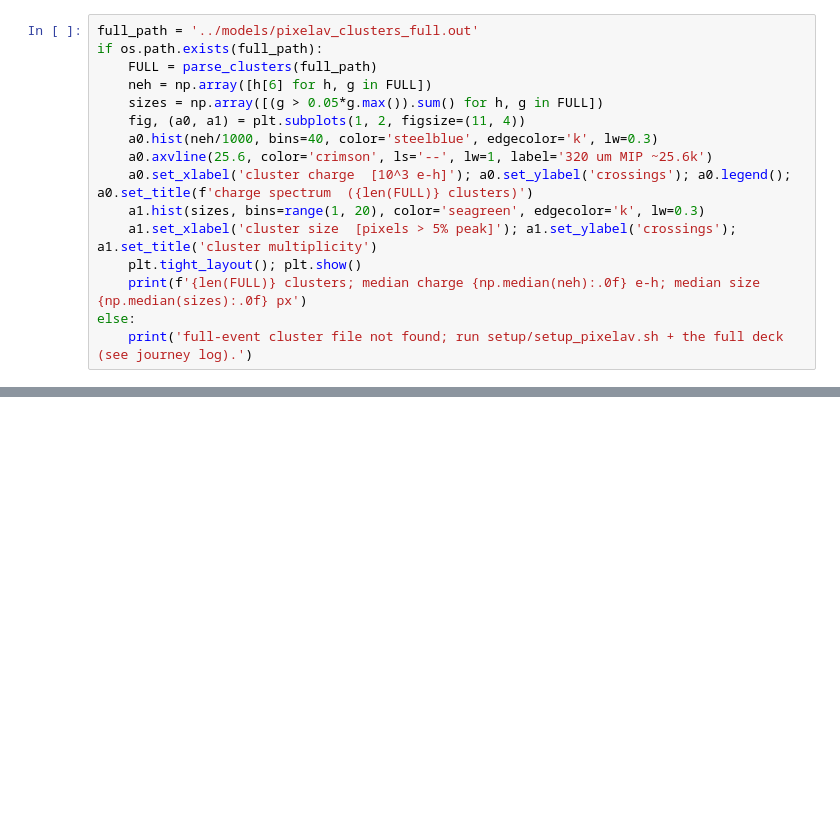
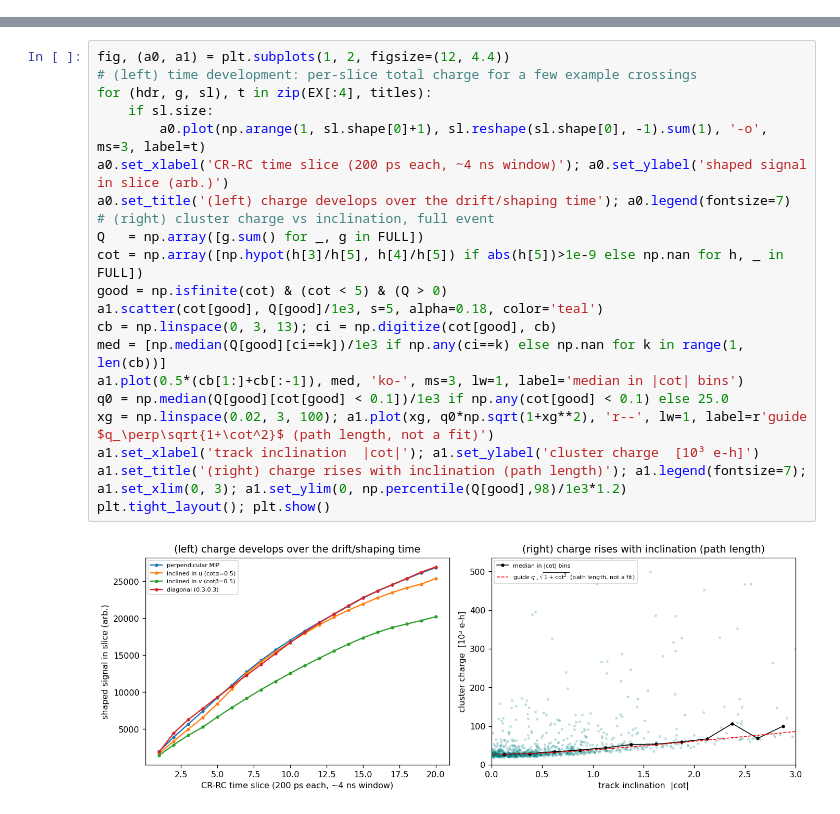
Before and after one commit to murtaza-safdari/CALOMAPS, a Jupyter notebook: notebooks/06_pixelav_clusters.ipynb, the cells around one changed output, grey strips where cells are left out. Cells and saved outputs as stored; diff of their text form; blank space fills up the shorter version.

```diff
--- a/notebooks/06_pixelav_clusters.ipynb
+++ b/notebooks/06_pixelav_clusters.ipynb
@@ -109,16 +167,0 @@ skipped — see the journey log; the soft-track bulk that dominates the shower i
-# %%
-full_path = '../models/pixelav_clusters_full.out'
-if os.path.exists(full_path):
-    FULL = parse_clusters(full_path)
-    neh = np.array([h[6] for h, g in FULL])
-    sizes = np.array([(g > 0.05*g.max()).sum() for h, g in FULL])
-    fig, (a0, a1) = plt.subplots(1, 2, figsize=(11, 4))
-    a0.hist(neh/1000, bins=40, color='steelblue', edgecolor='k', lw=0.3)
-    a0.axvline(25.6, color='crimson', ls='--', lw=1, label='320 um MIP ~25.6k')
-    a0.set_xlabel('cluster charge  [10^3 e-h]'); a0.set_ylabel('crossings'); a0.legend(); a0.set_title(f'charge spectrum  ({len(FULL)} clusters)')
-    a1.hist(sizes, bins=range(1, 20), color='seagreen', edgecolor='k', lw=0.3)
-    a1.set_xlabel('cluster size  [pixels > 5% peak]'); a1.set_ylabel('crossings'); a1.set_title('cluster multiplicity')
-    plt.tight_layout(); plt.show()
-    print(f'{len(FULL)} clusters; median charge {np.median(neh):.0f} e-h; median size {np.median(sizes):.0f} px')
-else:
-    print('full-event cluster file not found; run setup/setup_pixelav.sh + the full deck (see journey log).')
@@ -146,0 +177,23 @@ the generated `decal_run/` directory.
+# %%
+fig, (a0, a1) = plt.subplots(1, 2, figsize=(12, 4.4))
+# (left) time development: per-slice total charge for a few example crossings
+for (hdr, g, sl), t in zip(EX[:4], titles):
+    if sl.size:
+        a0.plot(np.arange(1, sl.shape[0]+1), sl.reshape(sl.shape[0], -1).sum(1), '-o', ms=3, label=t)
+a0.set_xlabel('CR-RC time slice (200 ps each, ~4 ns window)'); a0.set_ylabel('shaped signal in slice (arb.)')
+a0.set_title('(left) charge develops over the drift/shaping time'); a0.legend(fontsize=7)
+# (right) cluster charge vs inclination, full event
+Q   = np.array([g.sum() for _, g in FULL])
+cot = np.array([np.hypot(h[3]/h[5], h[4]/h[5]) if abs(h[5])>1e-9 else np.nan for h, _ in FULL])
+good = np.isfinite(cot) & (cot < 5) & (Q > 0)
+a1.scatter(cot[good], Q[good]/1e3, s=5, alpha=0.18, color='teal')
+cb = np.linspace(0, 3, 13); ci = np.digitize(cot[good], cb)
+med = [np.median(Q[good][ci==k])/1e3 if np.any(ci==k) else np.nan for k in range(1, len(cb))]
+a1.plot(0.5*(cb[1:]+cb[:-1]), med, 'ko-', ms=3, lw=1, label='median in |cot| bins')
+q0 = np.median(Q[good][cot[good] < 0.1])/1e3 if np.any(cot[good] < 0.1) else 25.0
+xg = np.linspace(0.02, 3, 100); a1.plot(xg, q0*np.sqrt(1+xg**2), 'r--', lw=1, label=r'guide $q_\perp\sqrt{1+\cot^2}$ (path length, not a fit)')
+a1.set_xlabel('track inclination  |cot|'); a1.set_ylabel('cluster charge  [10³ e-h]')
+a1.set_title('(right) charge rises with inclination (path length)'); a1.legend(fontsize=7); a1.set_xlim(0, 3); a1.set_ylim(0, np.percentile(Q[good],98)/1e3*1.2)
+plt.tight_layout(); plt.show()
+# %% [output]
+[figure, added]
```
Also changed, not shown: parts of 22 cells of this notebook, 1 other file.
